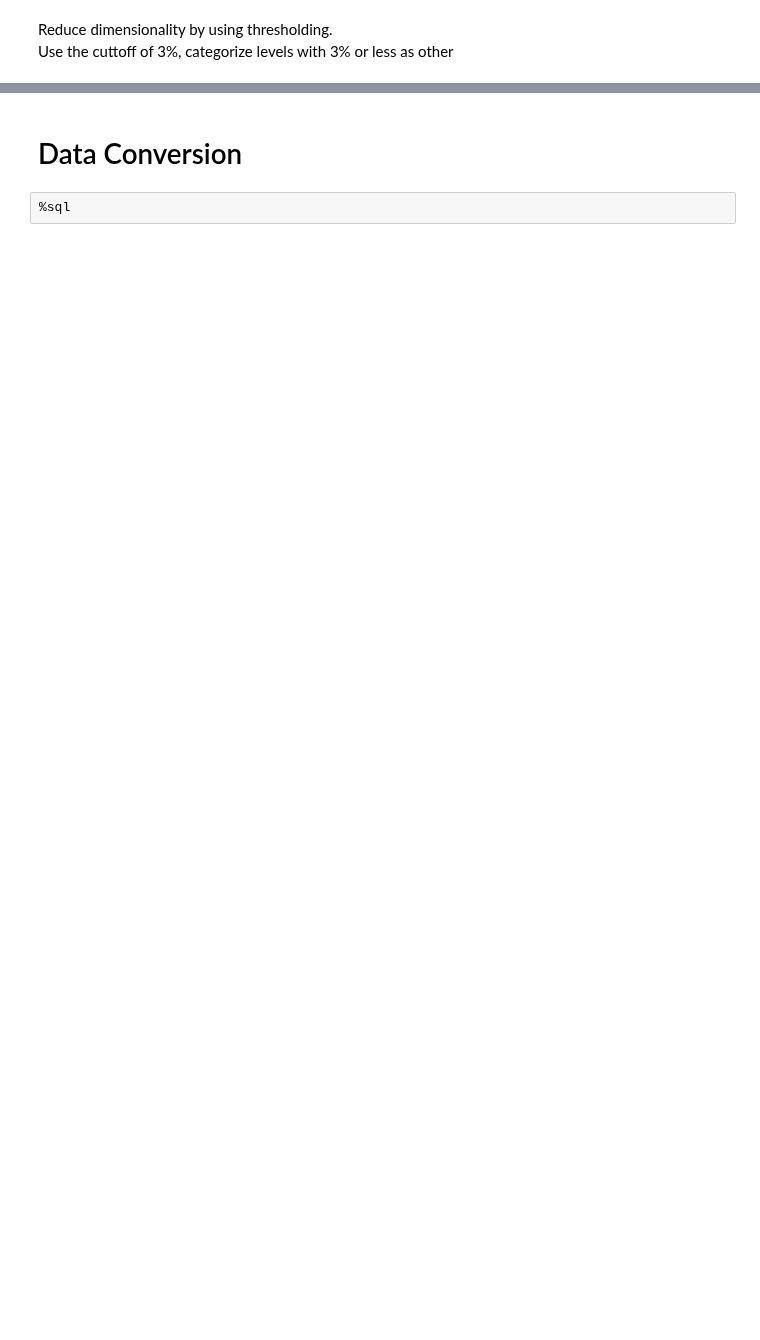
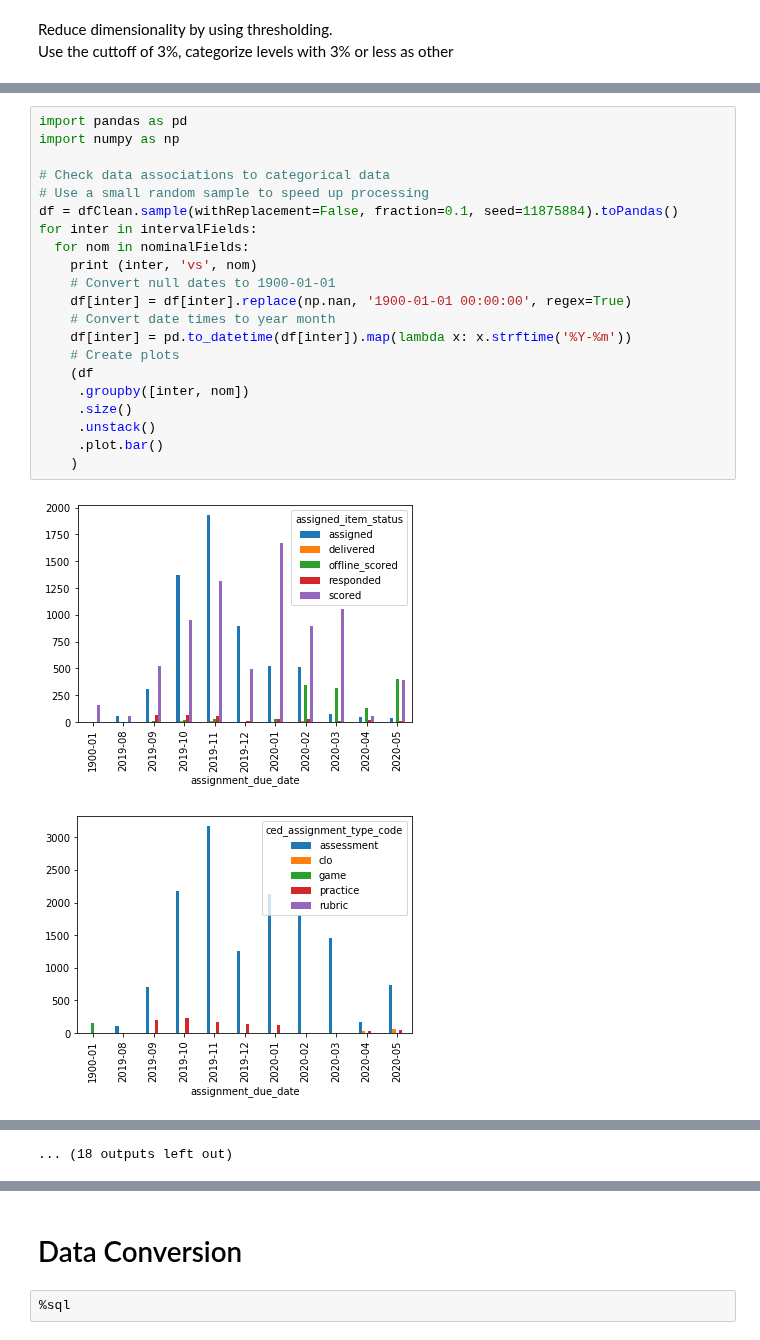
Before and after one commit to dlhinkley/c772-capstone-project, a Jupyter notebook: spark/C772CapstoneProject.ipynb, the cells around one changed output, grey strips where cells are left out. Drawn from its saved outputs; the diff is of its cells as text; blank space fills up the shorter version.

```diff
--- a/spark/C772CapstoneProject.ipynb
+++ b/spark/C772CapstoneProject.ipynb
@@ -260,3 +285,27 @@ dfClean.groupBy("item_type_code_name").count().orderBy("count", ascending=False)
 # %%
 # %% [output]
 [interactive output not drawn]
+# %%
+import pandas as pd
+import numpy as np
+
+# Check data associations to categorical data
+# Use a small random sample to speed up processing
+df = dfClean.sample(withReplacement=False, fraction=0.1, seed=11875884).toPandas()
+for inter in intervalFields:
+  for nom in nominalFields:
+    print (inter, 'vs', nom)
+    # Convert null dates to 1900-01-01
+    df[inter] = df[inter].replace(np.nan, '1900-01-01 00:00:00', regex=True)
+    # Convert date times to year month
+    df[inter] = pd.to_datetime(df[inter]).map(lambda x: x.strftime('%Y-%m'))
+    # Create plots
+    (df
+     .groupby([inter, nom])
+     .size()
+     .unstack()
+     .plot.bar()
+    )
+# %% [output]
+[figure, added]
+[figure, added]
@@ -262,0 +322 @@ dfClean.groupBy("item_type_code_name").count().orderBy("count", ascending=False)
+... (18 outputs left out)
```
Also changed, not shown: parts of 4 cells of this notebook, 3 other files.
